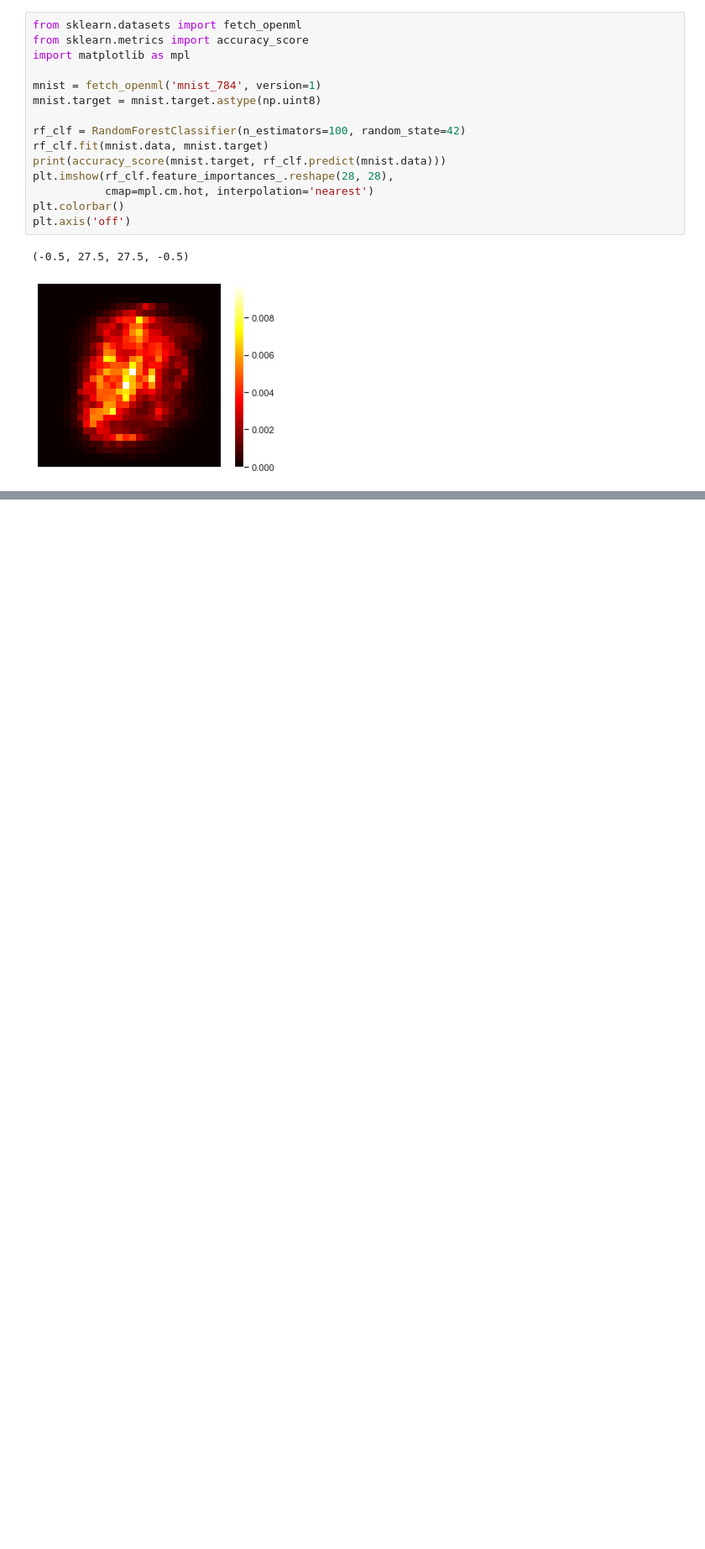
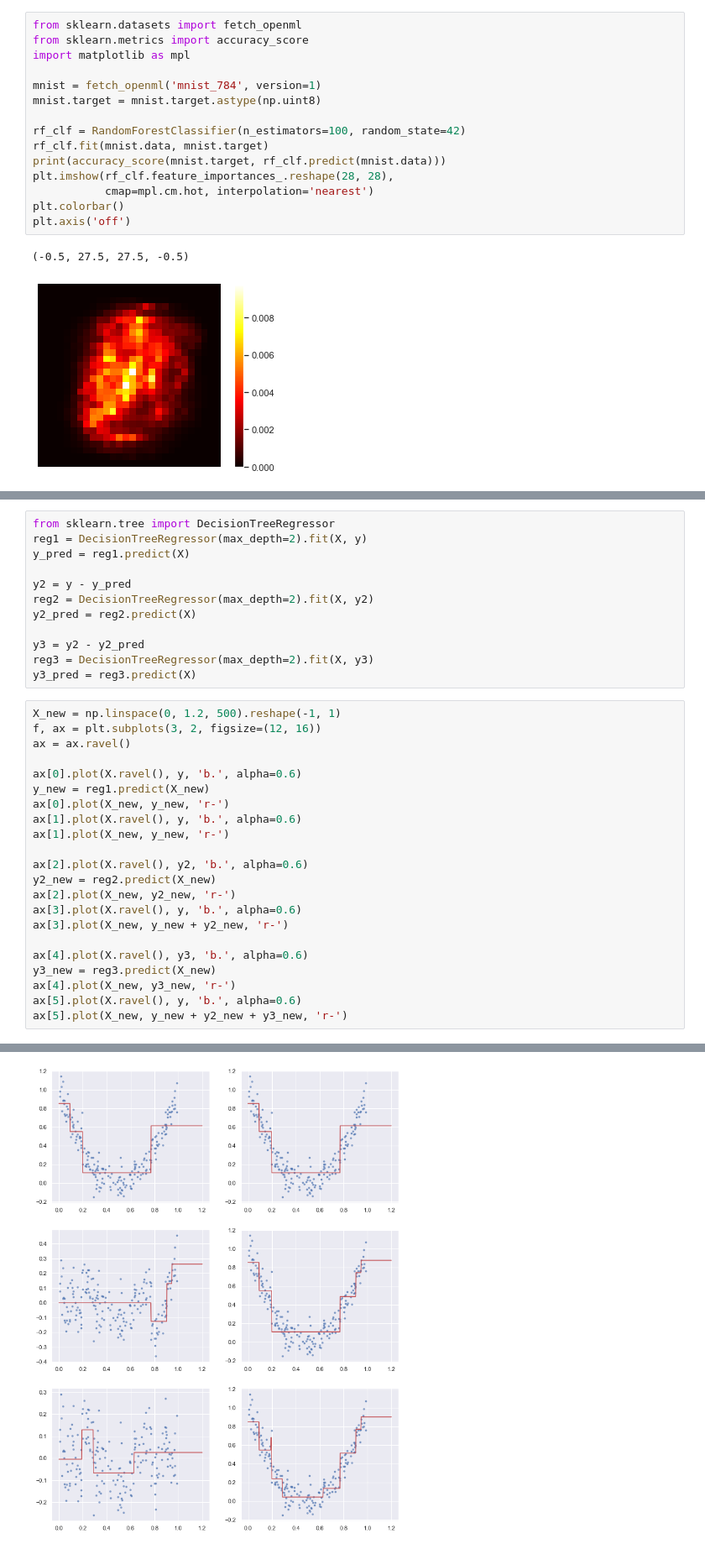
Before and after one commit to jvenepal/homl2, a Jupyter notebook: 7_ensemble_methods.ipynb, the cells around one changed output, grey strips where cells are left out. Shown: that part at 84% size. Drawn from its saved outputs; the diff is of its cells as text; blank space fills up the shorter version.

```diff
--- a/7_ensemble_methods.ipynb
+++ b/7_ensemble_methods.ipynb
@@ -161,0 +207,35 @@ plt.axis('off')
+# %%
+from sklearn.tree import DecisionTreeRegressor
+reg1 = DecisionTreeRegressor(max_depth=2).fit(X, y)
+y_pred = reg1.predict(X)
+
+y2 = y - y_pred
+reg2 = DecisionTreeRegressor(max_depth=2).fit(X, y2)
+y2_pred = reg2.predict(X)
+
+y3 = y2 - y2_pred
+reg3 = DecisionTreeRegressor(max_depth=2).fit(X, y3)
+y3_pred = reg3.predict(X)
+# %%
+X_new = np.linspace(0, 1.2, 500).reshape(-1, 1)
+f, ax = plt.subplots(3, 2, figsize=(12, 16))
+ax = ax.ravel()
+
+ax[0].plot(X.ravel(), y, 'b.', alpha=0.6)
+y_new = reg1.predict(X_new)
+ax[0].plot(X_new, y_new, 'r-')
+ax[1].plot(X.ravel(), y, 'b.', alpha=0.6)
+ax[1].plot(X_new, y_new, 'r-')
+
+ax[2].plot(X.ravel(), y2, 'b.', alpha=0.6)
+y2_new = reg2.predict(X_new)
+ax[2].plot(X_new, y2_new, 'r-')
+ax[3].plot(X.ravel(), y, 'b.', alpha=0.6)
+ax[3].plot(X_new, y_new + y2_new, 'r-')
+
+ax[4].plot(X.ravel(), y3, 'b.', alpha=0.6)
+y3_new = reg3.predict(X_new)
+ax[4].plot(X_new, y3_new, 'r-')
+ax[5].plot(X.ravel(), y, 'b.', alpha=0.6)
+ax[5].plot(X_new, y_new + y2_new + y3_new, 'r-')
+# %% [output]
@@ -161,0 +243 @@ plt.axis('off')
+[figure, added]
```
Also changed, not shown: parts of 23 cells of this notebook.
